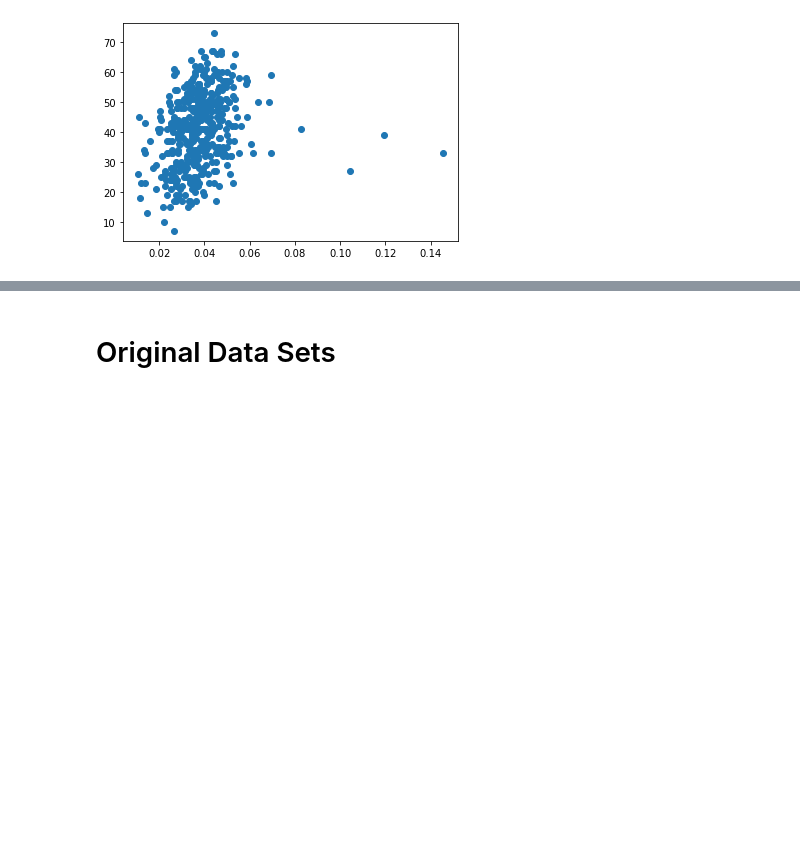
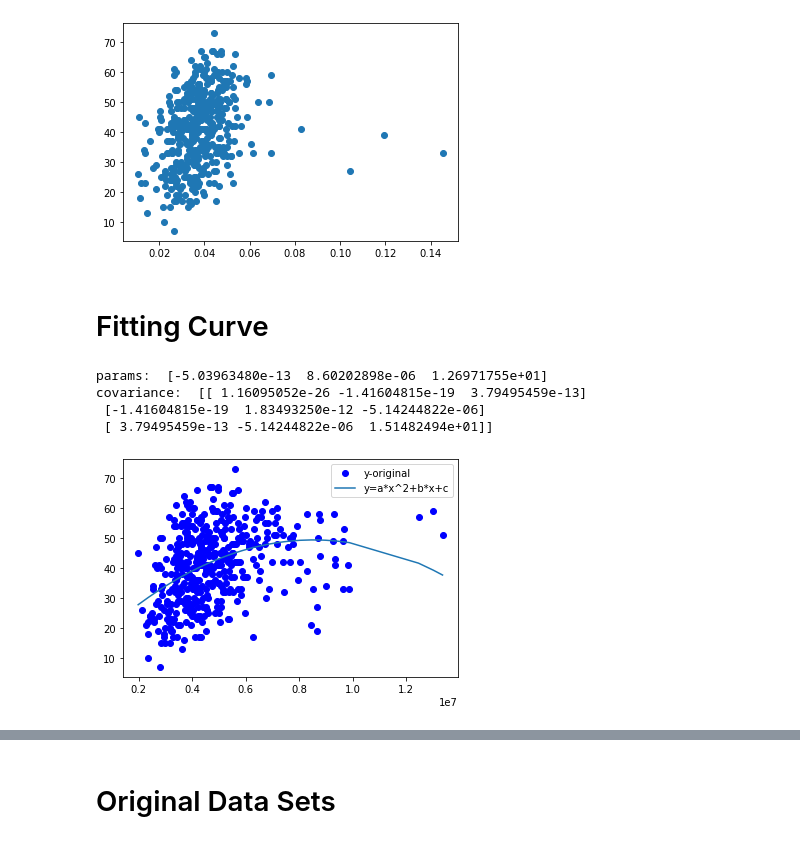
Before and after one commit to derek-naka/F22_math42, a Jupyter notebook: Math42_Final_Project.ipynb, the cells around one changed output, grey strips where cells are left out. Saved outputs shown, nothing was run; the diff lists cells and outputs as text; code cells hidden in the pictures; blank space fills up the shorter version.

```diff
--- a/Math42_Final_Project.ipynb
+++ b/Math42_Final_Project.ipynb
@@ -133,3 +133,5 @@ plt.scatter(data.Percent_League_Salary, data.w)
 # %% [output]
 <matplotlib.collections.PathCollection at 0x...>
 [figure]
+# %% [markdown]
+# Fitting Curve
@@ -135,0 +142,25 @@ plt.scatter(data.Percent_League_Salary, data.w)
+# %%
+def func1(x, a, b, c):
+    return a*x**2+b*x+c
+data = data.sort_values(by = "Mean_Salary")
+
+params, covs = curve_fit(func1, data.Mean_Salary, data.w)
+# %%
+print("params: ", params)
+print("covariance: ", covs)
+
+params, _ = curve_fit(func1, data.Mean_Salary, data.w)
+a, b, c = params[0], params[1], params[2]
+yfit1 = a*data.Mean_Salary**2+b*data.Mean_Salary+c
+# %% [output]
+params:  [-5.03963480e-13  8.60202898e-06  1.26971755e+01]
+covariance:  [[ 1.16095052e-26 -1.41604815e-19  3.79495459e-13]
+ [-1.41604815e-19  1.83493250e-12 -5.14244822e-06]
+ [ 3.79495459e-13 -5.14244822e-06  1.51482494e+01]]
+# %%
+plt.plot(data.Mean_Salary, data.w, 'bo', label="y-original")
+plt.plot(data.Mean_Salary, yfit1, label="y=a*x^2+b*x+c")
+plt.legend()
+plt.show()
+# %% [output]
+[figure, added]
```
Also changed, not shown: parts of 9 cells of this notebook.
